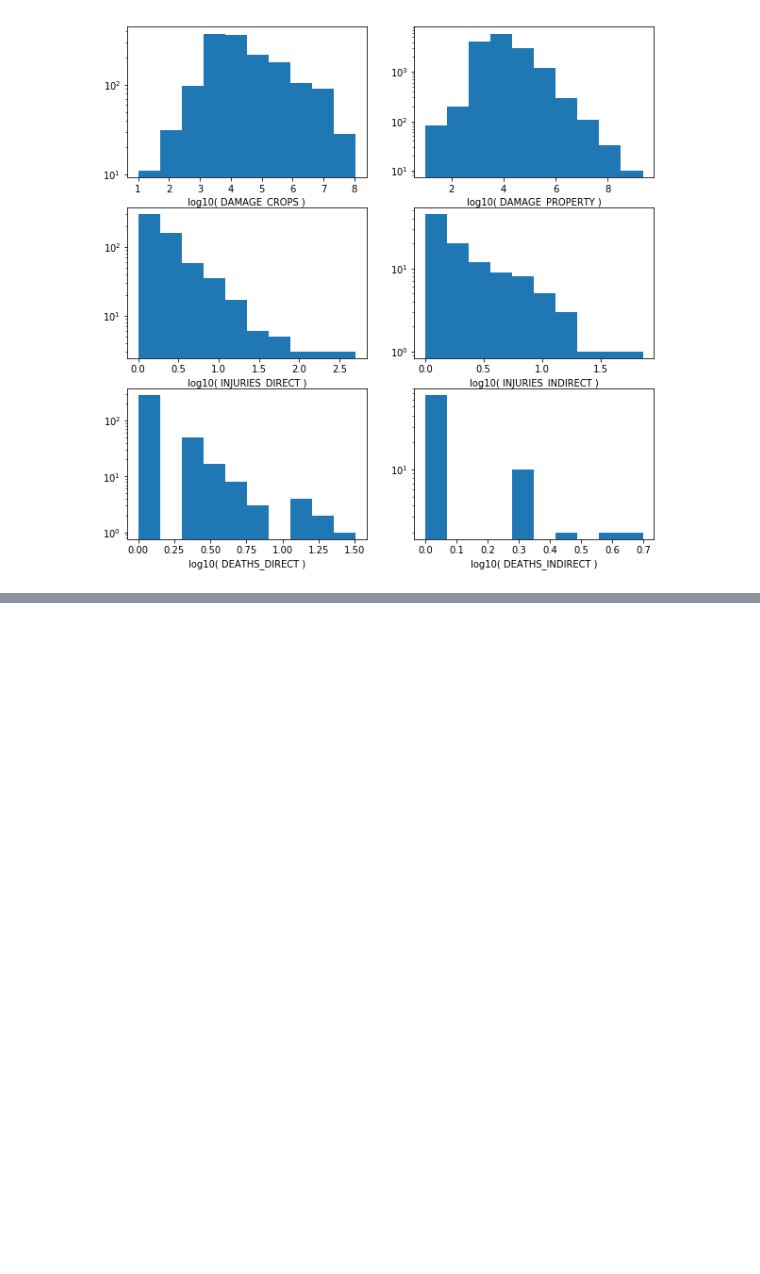
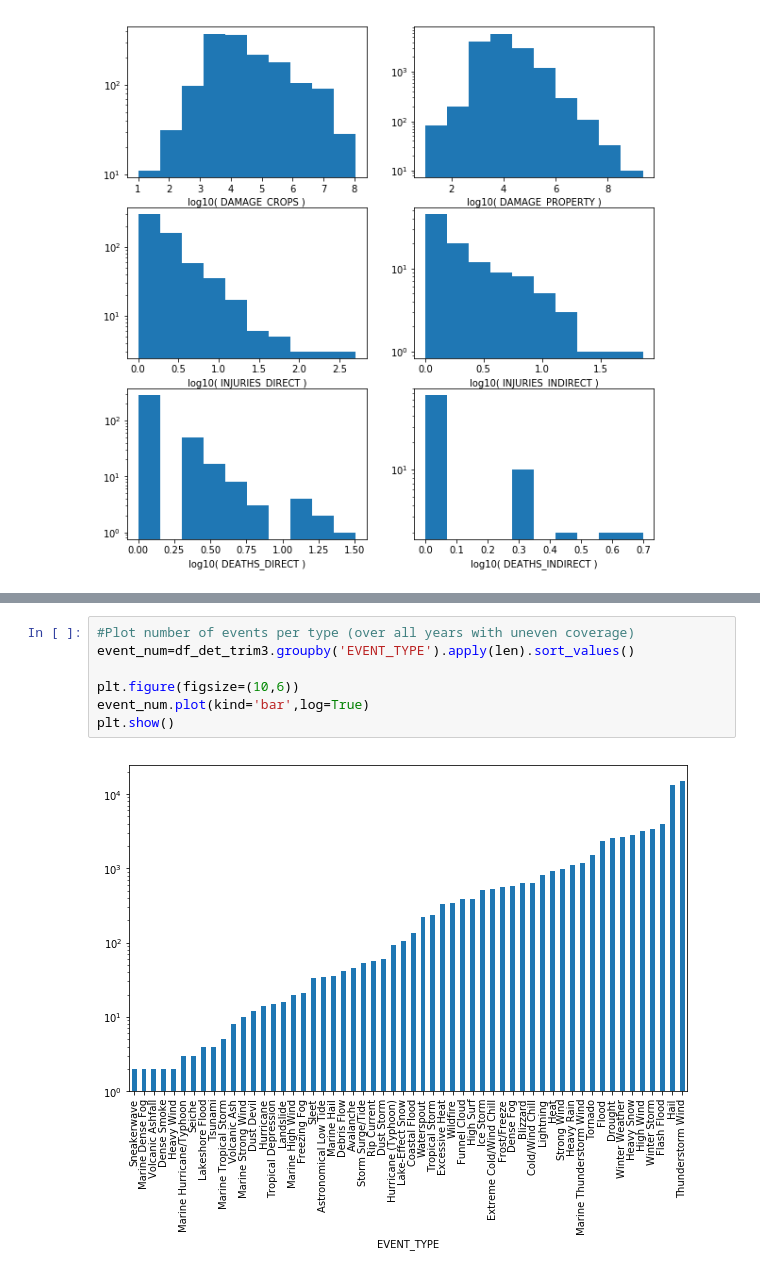
Before and after one commit to jmackrory/PDX_severe, a Jupyter notebook: clean_data.ipynb, the cells around one changed output, grey strips where cells are left out. Drawn from its saved outputs; the diff is of its cells as text; blank space fills up the shorter version.

```diff
--- a/clean_data.ipynb
+++ b/clean_data.ipynb
@@ -519,0 +663,9 @@ plt.show()
+# %%
+#Plot number of events per type (over all years with uneven coverage)
+event_num=df_det_trim3.groupby('EVENT_TYPE').apply(len).sort_values()
+
+plt.figure(figsize=(10,6))
+event_num.plot(kind='bar',log=True)
+plt.show()
+# %% [output]
+[figure, added]
```
Also changed, not shown: parts of 22 cells of this notebook, 2 other files.
